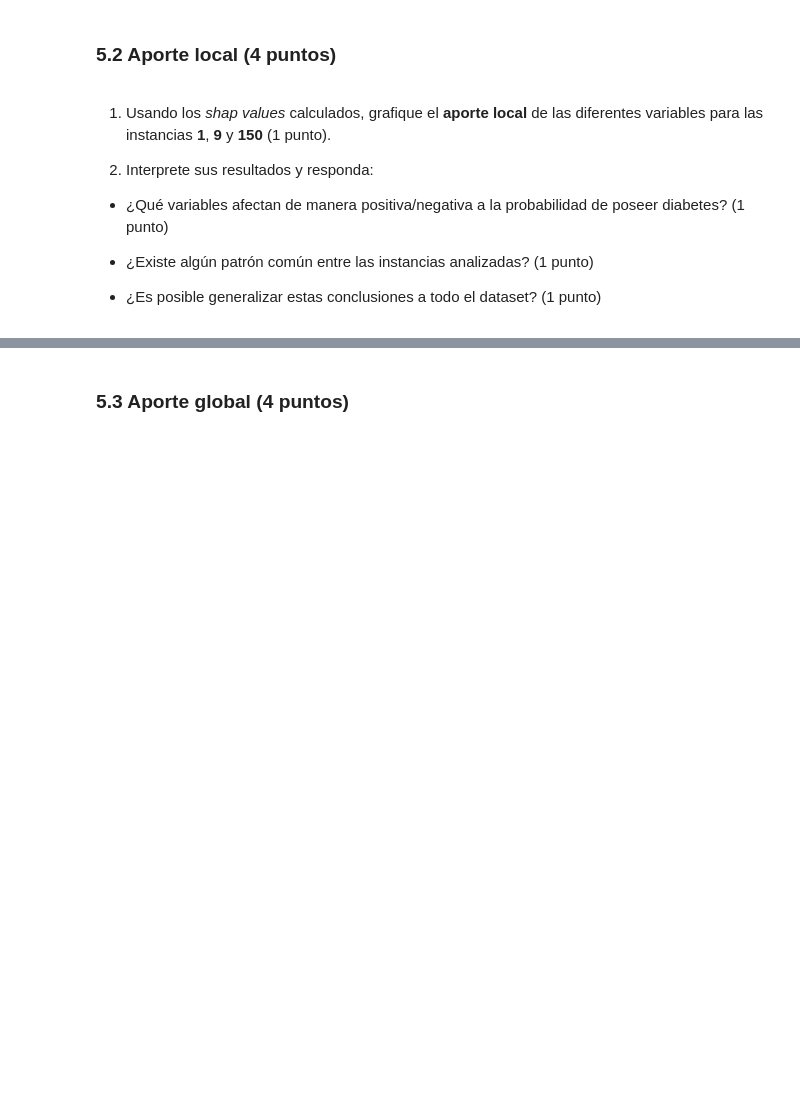
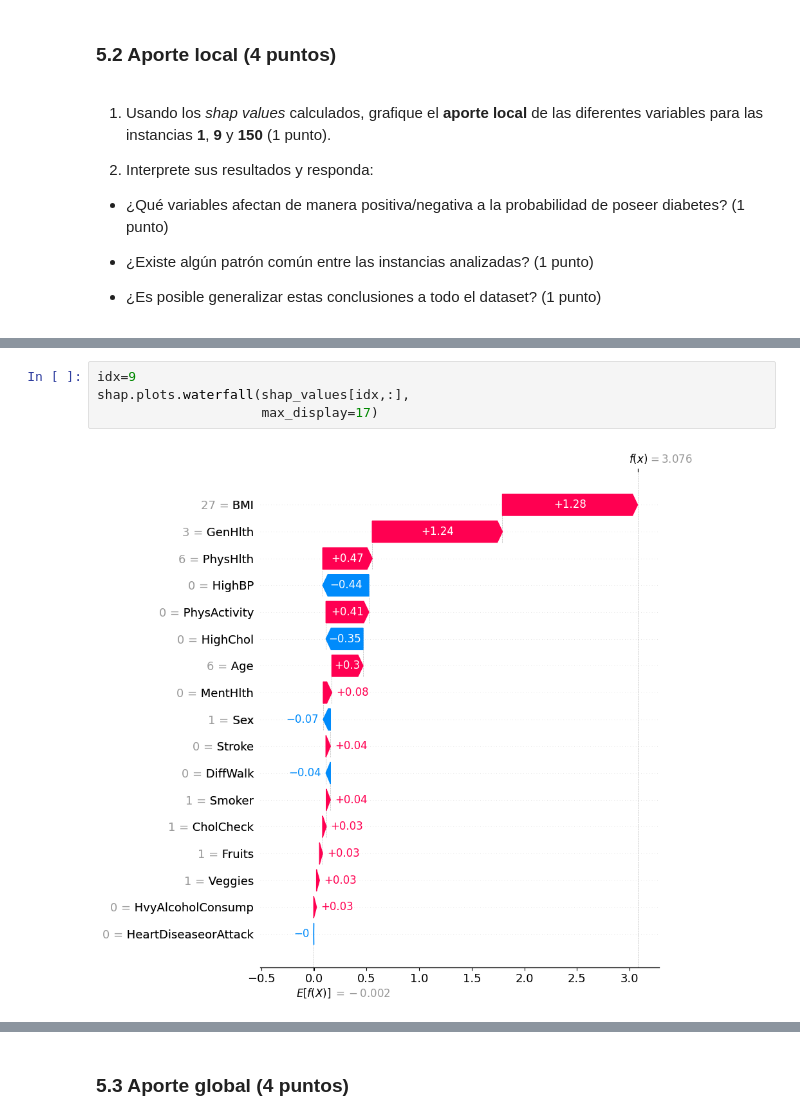
Before and after one commit to Geral37/MDS7202, a Jupyter notebook: Laboratorios/Lab 10 - Interpretabilidad/Lab10.ipynb, the cells around one changed output, grey strips where cells are left out. Saved outputs shown, nothing was run; the diff lists cells and outputs as text; blank space fills up the shorter version.

```diff
--- a/Laboratorios/Lab 10 - Interpretabilidad/Lab10.ipynb
+++ b/Laboratorios/Lab 10 - Interpretabilidad/Lab10.ipynb
@@ -441,0 +471,6 @@ warnings.filterwarnings("ignore", message=".*The 'nopython' keyword.*")
+# %%
+idx=9
+shap.plots.waterfall(shap_values[idx,:],
+                     max_display=17)
+# %% [output]
+[figure, added]
```
Also changed, not shown: parts of 9 cells of this notebook.
